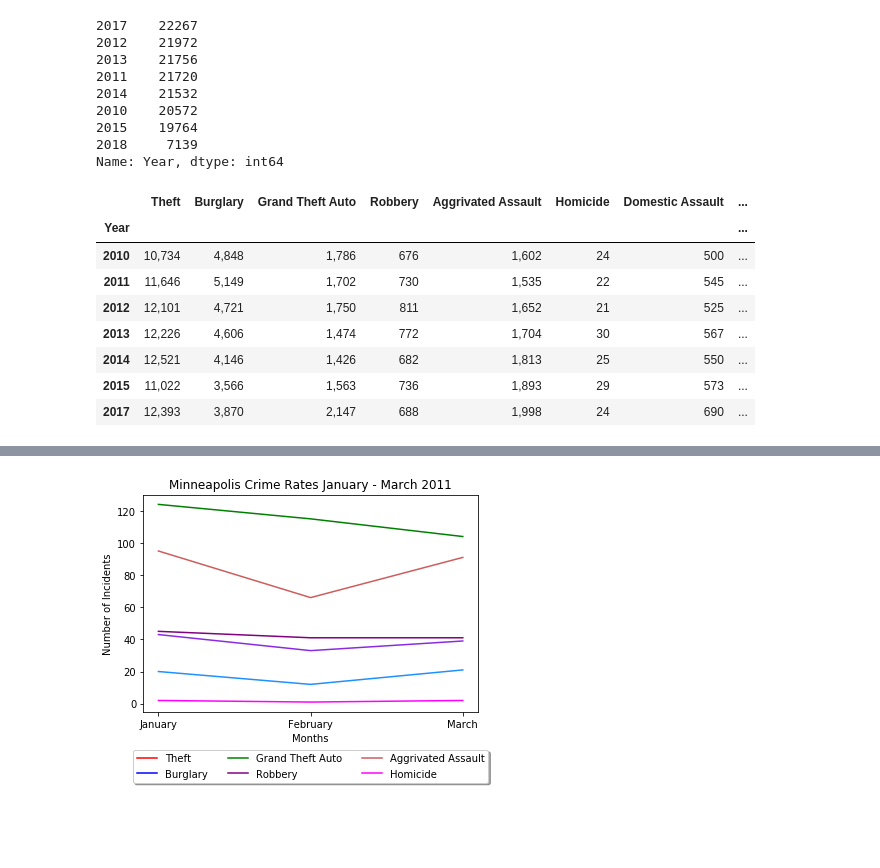
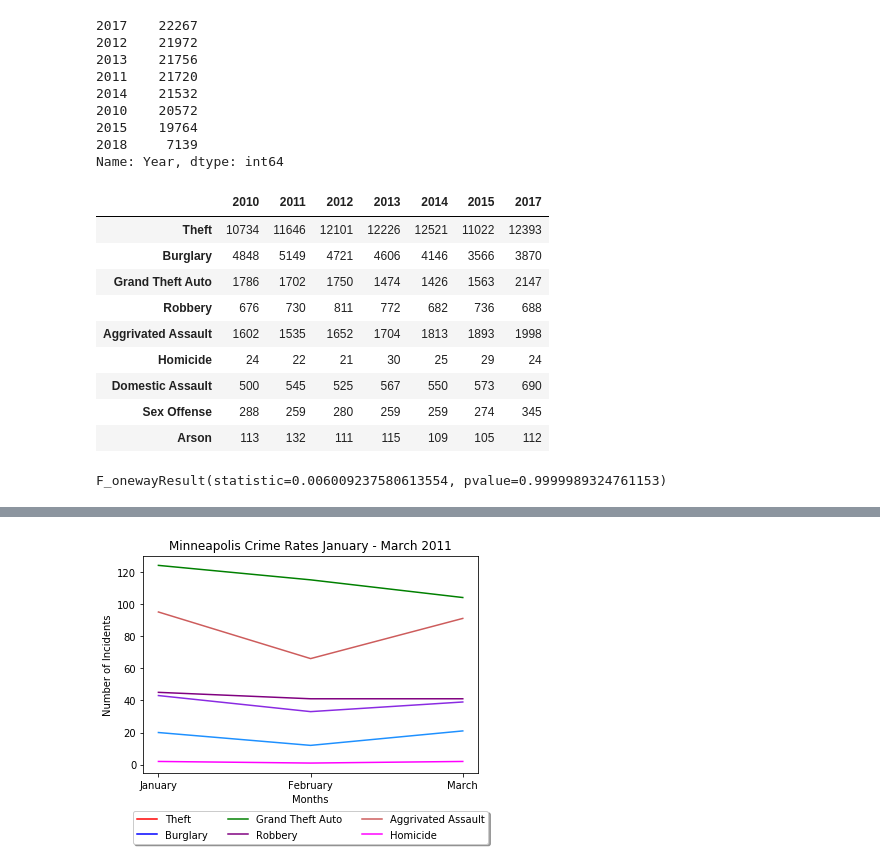
Before and after one commit to PatrickHennessey/GroupPoject01File, a Jupyter notebook: patrick_stuff/atl_min.ipynb, the cells around one changed output, grey strips where cells are left out. Drawn from its saved outputs; the diff is of its cells as text; code cells hidden in the pictures; blank space fills up the shorter version.

```diff
--- a/patrick_stuff/atl_min.ipynb
+++ b/patrick_stuff/atl_min.ipynb
@@ -400,37 +422,51 @@ Name: Year, dtype: int64
 # %%
 mn_years = mn_short_df['Year'].unique()
 mn_theft = mn_short_df[(mn_short_df.Crime == 'Theft') & (mn_short_df.Year < 2018)].groupby('Year')['Crime'].count()
 mn_burglary = mn_short_df[(mn_short_df.Crime == 'Burglary') & (mn_short_df.Year < 2018)].groupby('Year')['Crime'].count()
 mn_auto = mn_short_df[(mn_short_df.Crime == 'Grand Theft Auto') & (mn_short_df.Year < 2018)].groupby('Year')['Crime'].count()
 mn_robbery = mn_short_df[(mn_short_df.Crime == 'Robbery') & (mn_short_df.Year < 2018)].groupby('Year')['Crime'].count()
 mn_aassault = mn_short_df[(mn_short_df.Crime == 'Aggrivated Assault') & (mn_short_df.Year < 2018)].groupby('Year')['Crime'].count()
 mn_homicide = mn_short_df[(mn_short_df.Crime == 'Homicide') & (mn_short_df.Year < 2018)].groupby('Year')['Crime'].count()
 mn_domestic = mn_short_df[(mn_short_df.Crime == 'Domestic Assault') & (mn_short_df.Year < 2018)].groupby('Year')['Crime'].count()
 mn_sex = mn_short_df[(mn_short_df.Crime == 'Sex Offense') & (mn_short_df.Year < 2018)].groupby('Year')['Crime'].count()
 mn_arson = mn_short_df[(mn_short_df.Crime == 'Arson') & (mn_short_df.Year < 2018)].groupby('Year')['Crime'].count()
 
 mn_crime_df = pd.DataFrame({
     "Theft": mn_theft,
     "Burglary": mn_burglary,
     "Grand Theft Auto": mn_auto,
     "Robbery": mn_robbery,
     "Aggrivated Assault": mn_aassault,
     "Homicide": mn_homicide,
     "Domestic Assault": mn_domestic,
     "Sex Offense" : mn_sex,
     "Arson" : mn_arson
 })
+mn_crime_df.index.name = None
 mn_crime_df.fillna(0).style.format("{:,}")
+mn_crime_df.T
 # %% [output]
-|  | Theft | Burglary | Grand Theft Auto | Robbery | Aggrivated Assault | Homicide | Domestic Assault | ... |
-| Year |  |  |  |  |  |  |  | ... |
-| 2010 | 10,734 | 4,848 | 1,786 | 676 | 1,602 | 24 | 500 | ... |
-| 2011 | 11,646 | 5,149 | 1,702 | 730 | 1,535 | 22 | 545 | ... |
-| 2012 | 12,101 | 4,721 | 1,750 | 811 | 1,652 | 21 | 525 | ... |
-| 2013 | 12,226 | 4,606 | 1,474 | 772 | 1,704 | 30 | 567 | ... |
-| 2014 | 12,521 | 4,146 | 1,426 | 682 | 1,813 | 25 | 550 | ... |
-| 2015 | 11,022 | 3,566 | 1,563 | 736 | 1,893 | 29 | 573 | ... |
-| 2017 | 12,393 | 3,870 | 2,147 | 688 | 1,998 | 24 | 690 | ... |
+|  | 2010 | 2011 | 2012 | 2013 | 2014 | 2015 | 2017 |
+| Theft | 10734 | 11646 | 12101 | 12226 | 12521 | 11022 | 12393 |
+| Burglary | 4848 | 5149 | 4721 | 4606 | 4146 | 3566 | 3870 |
+| Grand Theft Auto | 1786 | 1702 | 1750 | 1474 | 1426 | 1563 | 2147 |
+| Robbery | 676 | 730 | 811 | 772 | 682 | 736 | 688 |
+| Aggrivated Assault | 1602 | 1535 | 1652 | 1704 | 1813 | 1893 | 1998 |
+| Homicide | 24 | 22 | 21 | 30 | 25 | 29 | 24 |
+| Domestic Assault | 500 | 545 | 525 | 567 | 550 | 573 | 690 |
+| Sex Offense | 288 | 259 | 280 | 259 | 259 | 274 | 345 |
+| Arson | 113 | 132 | 111 | 115 | 109 | 105 | 112 |
+# %%
+ten = [10734, 4848, 1786, 676, 1602, 24, 500, 288, 113]
+eleven = [11646, 5149, 1702, 730, 1535, 22, 545, 259, 132]
+twelve = [12101, 4721, 1750, 811, 1652, 21, 525, 280, 111]
+thirteen = [12226, 4606, 1474, 772, 1704, 30, 567, 259, 115]
+fourteen = [12521, 4146, 1426, 682, 1813, 25, 550, 259, 109]
+fifteen = [11022, 3566, 1563, 736, 1893, 29, 572, 274, 105]
+seventeen = [12393, 3870, 2147, 688, 1998, 24, 690, 345, 112]
+stats.f_oneway(ten, eleven, twelve, thirteen, fourteen, fifteen, seventeen)
+# %% [output]
+F_onewayResult(statistic=0.006009237580613554, pvalue=0.9999989324761153)
 # %%
 # x_axis = range(2010, 2019)
 # theft_incidents = atl_theft
```
Also changed, not shown: parts of 22 cells of this notebook, 24 other files.
